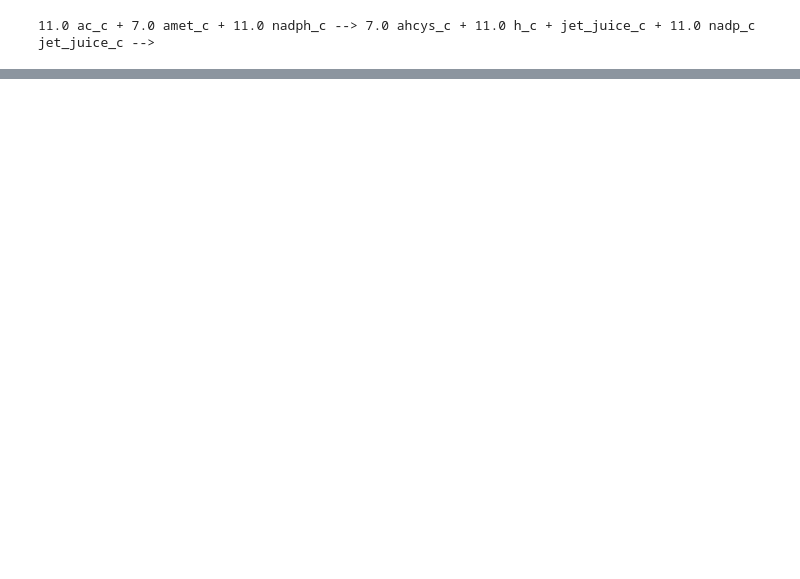
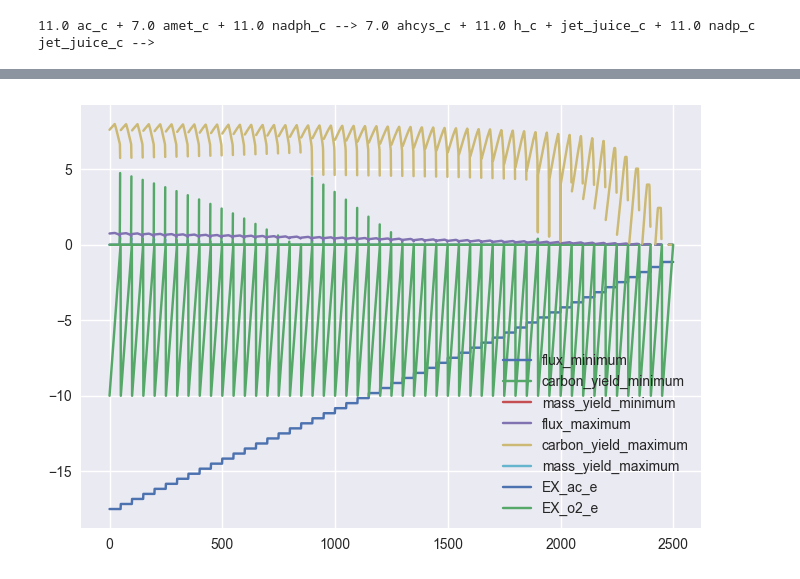
Before and after one commit to 27410/27410-group-assigment-group_7_fuelimycins_in_c_reinhardtii, a Jupyter notebook: project_NB.ipynb, the cells around one changed output, grey strips where cells are left out. Drawn from its saved outputs; the diff is of its cells as text; code cells hidden in the pictures; blank space fills up the shorter version.

```diff
--- a/project_NB.ipynb
+++ b/project_NB.ipynb
@@ -422,0 +285,6 @@ Optimal solution with objective value 8.268
+# %%
+ppp_ac_3D.plot();
+
+# Explanation: WTF is this?
+# %% [output]
+[figure, added]
```
Also changed, not shown: parts of 59 cells of this notebook, 2 other files.
